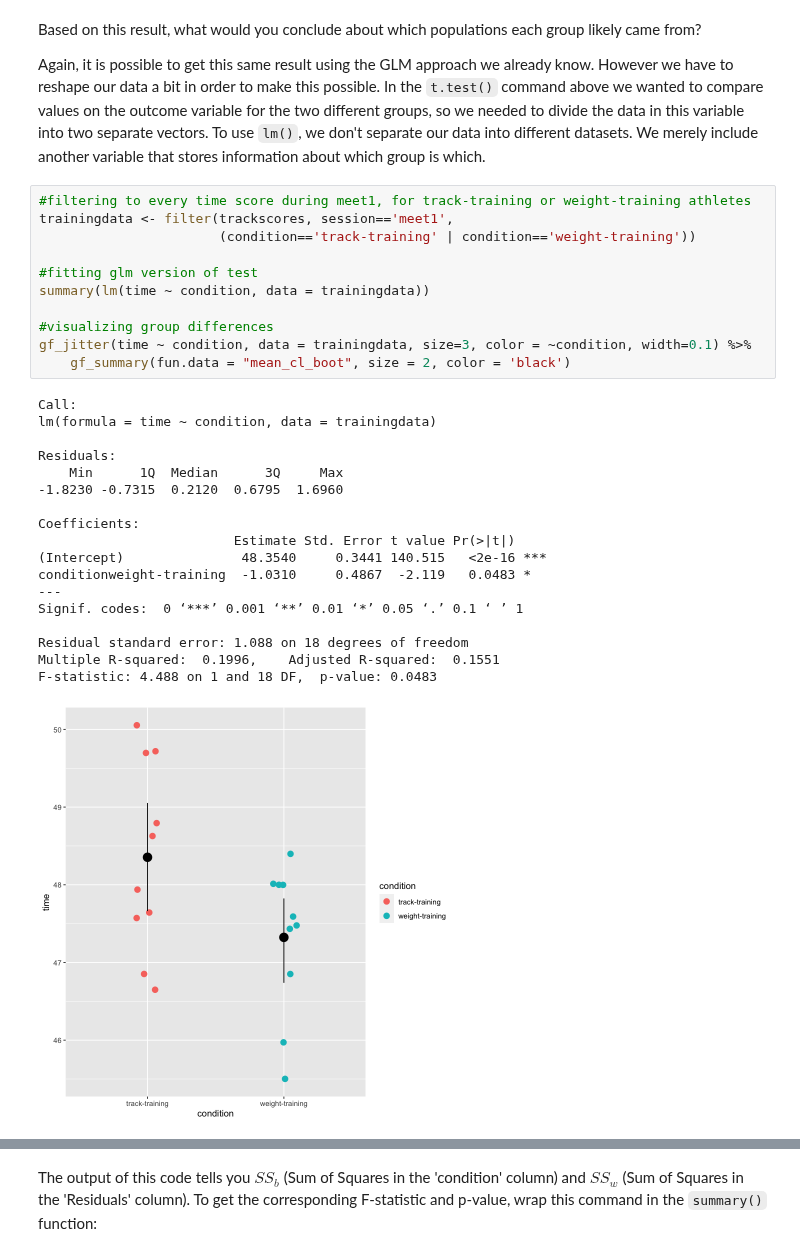
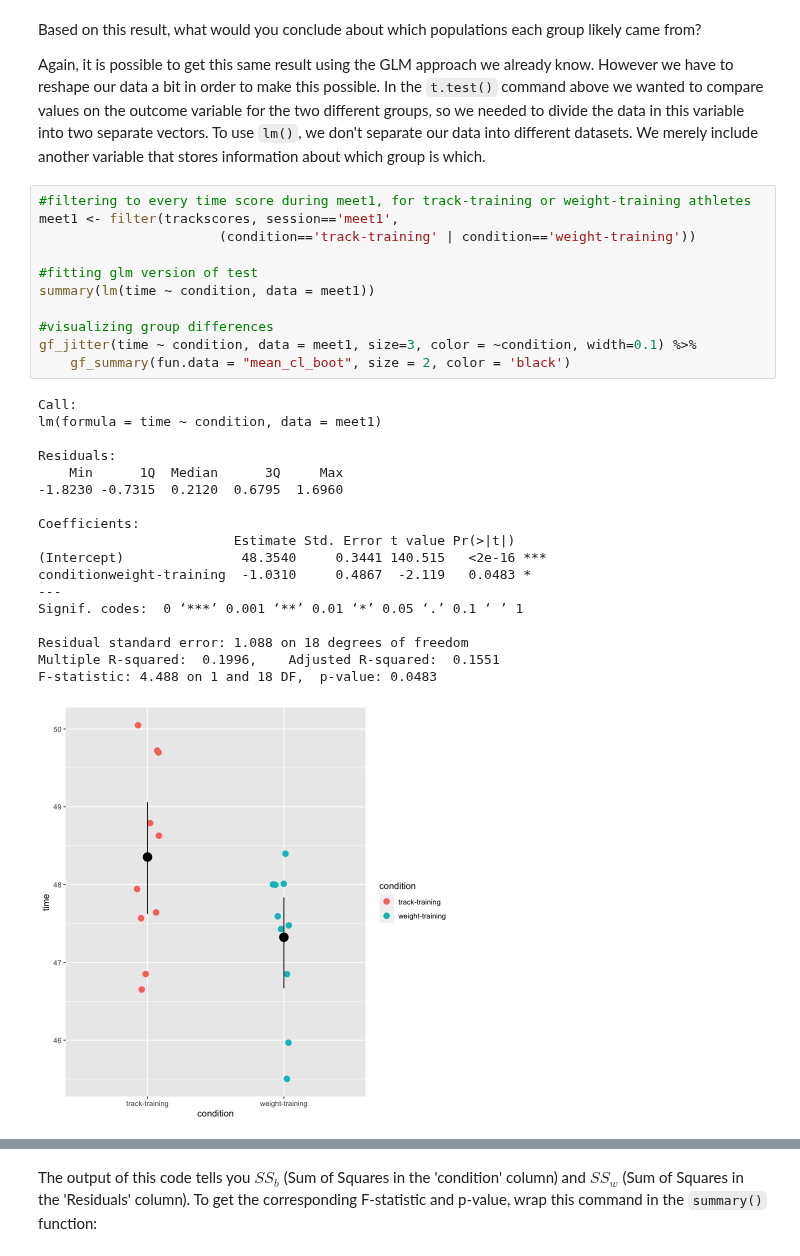
Before and after one commit to smburns47/Psyc158, a Jupyter notebook: chapter-20.ipynb, the cells around one changed output, grey strips where cells are left out. Cells and saved outputs as stored; diff of their text form.

````diff
--- a/chapter-20.ipynb
+++ b/chapter-20.ipynb
@@ -227,34 +229,34 @@ Based on this result, what would you conclude about which populations each group
 Again, it is possible to get this same result using the GLM approach we already know. However we have to reshape our data a bit in order to make this possible. In the ```t.test()``` command above we wanted to compare values on the outcome variable for the two different groups, so we needed to divide the data in this variable into two separate vectors. To use ```lm()```, we don't separate our data into different datasets. We merely include another variable that stores information about which group is which.
 # %%
 #filtering to every time score during meet1, for track-training or weight-training athletes
-trainingdata <- filter(trackscores, session=='meet1',
+meet1 <- filter(trackscores, session=='meet1',
                        (condition=='track-training' | condition=='weight-training'))
 
 #fitting glm version of test
-summary(lm(time ~ condition, data = trainingdata))
+summary(lm(time ~ condition, data = meet1))
 
 #visualizing group differences
-gf_jitter(time ~ condition, data = trainingdata, size=3, color = ~condition, width=0.1) %>%
+gf_jitter(time ~ condition, data = meet1, size=3, color = ~condition, width=0.1) %>%
     gf_summary(fun.data = "mean_cl_boot", size = 2, color = 'black')
 # %% [output]
 Call:
-lm(formula = time ~ condition, data = trainingdata)
+lm(formula = time ~ condition, data = meet1)
 
 Residuals:
     Min      1Q  Median      3Q     Max
 -1.8230 -0.7315  0.2120  0.6795  1.6960
 
 Coefficients:
                          Estimate Std. Error t value Pr(>|t|)
 (Intercept)               48.3540     0.3441 140.515   <2e-16 ***
 conditionweight-training  -1.0310     0.4867  -2.119   0.0483 *
 ---
 Signif. codes:  0 ‘***’ 0.001 ‘**’ 0.01 ‘*’ 0.05 ‘.’ 0.1 ‘ ’ 1
 
 Residual standard error: 1.088 on 18 degrees of freedom
 Multiple R-squared:  0.1996,    Adjusted R-squared:  0.1551
 F-statistic: 4.488 on 1 and 18 DF,  p-value: 0.0483
-[figure, old version]
+[figure, new version]
 # %% [markdown]
 ## 20.4 One-way ANOVA
 
````
Also changed, not shown: parts of 31 cells of this notebook, 1 other file.
